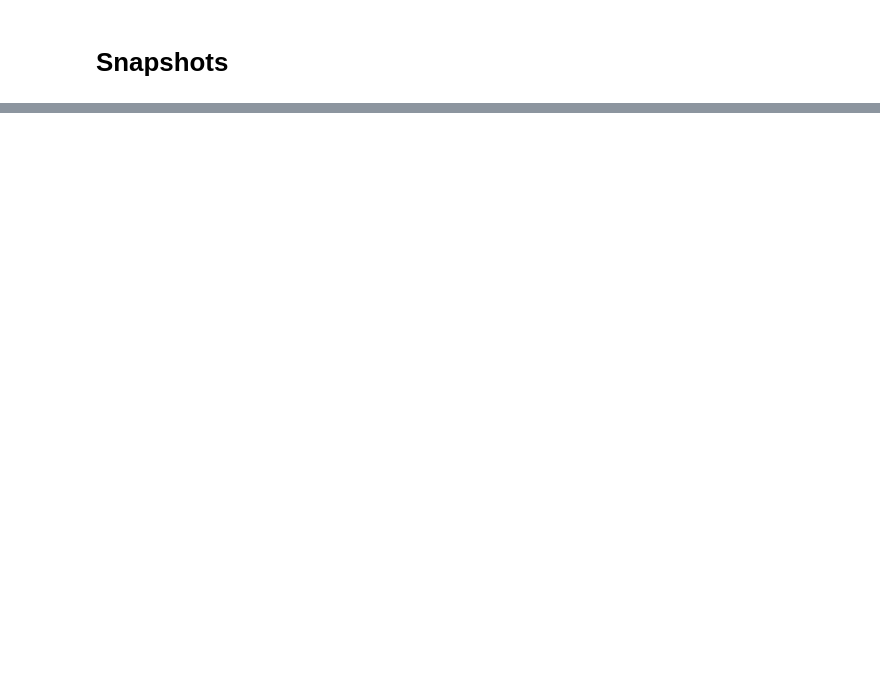
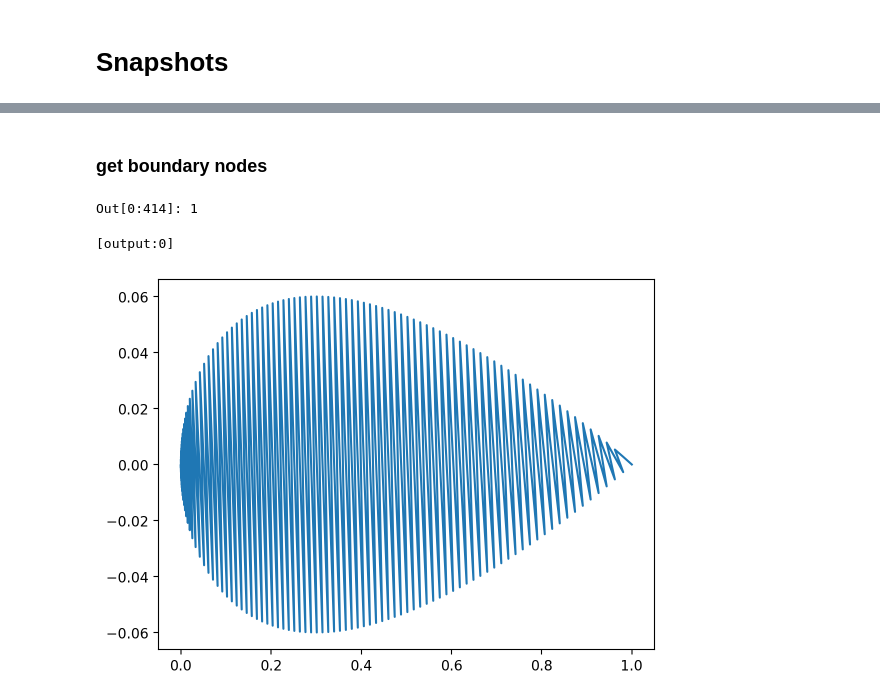
Before and after one commit to adrianoracano/mySHRED, a Jupyter notebook: dataset_airfoil_parallel.ipynb, the cells around one changed output, grey strips where cells are left out. Cells and saved outputs as stored; diff of their text form; code cells hidden in the pictures; blank space fills up the shorter version.

```diff
--- a/dataset_airfoil_parallel.ipynb
+++ b/dataset_airfoil_parallel.ipynb
@@ -1359,0 +1841,2 @@ if rank==0:
+# %% [markdown]
+### get boundary nodes
@@ -1359,0 +1847,22 @@ if rank==0:
+# %%
+%%px
+MPI.COMM_WORLD.size
+# %% [output]
+Out[0:414]: 1
+# %%
+%%px
+def get_boundary_idxs(mesh, ft, marker):
+    boundary_facets = dolfinx.mesh.exterior_facet_indices(mesh.topology)
+    vertices = dolfinx.mesh.compute_incident_entities(mesh.topology, ft.find(marker), mesh.topology.dim-1, 0)
+    idxs = dolfinx.cpp.mesh.entities_to_geometry(mesh._cpp_object, 0, vertices, False)
+
+    return idxs[:, 0].tolist()
+# %%
+%%px
+# len(coords)
+unordered_polygon = coords[get_boundary_idxs(mesh, ft, obstacle_marker)]
+plt.plot(unordered_polygon[:, 0], unordered_polygon[:, 1])
+plt.show()
+# %% [output]
+[output:0]
+[figure, added]
```
Also changed, not shown: parts of 68 cells of this notebook, 3 other files.
